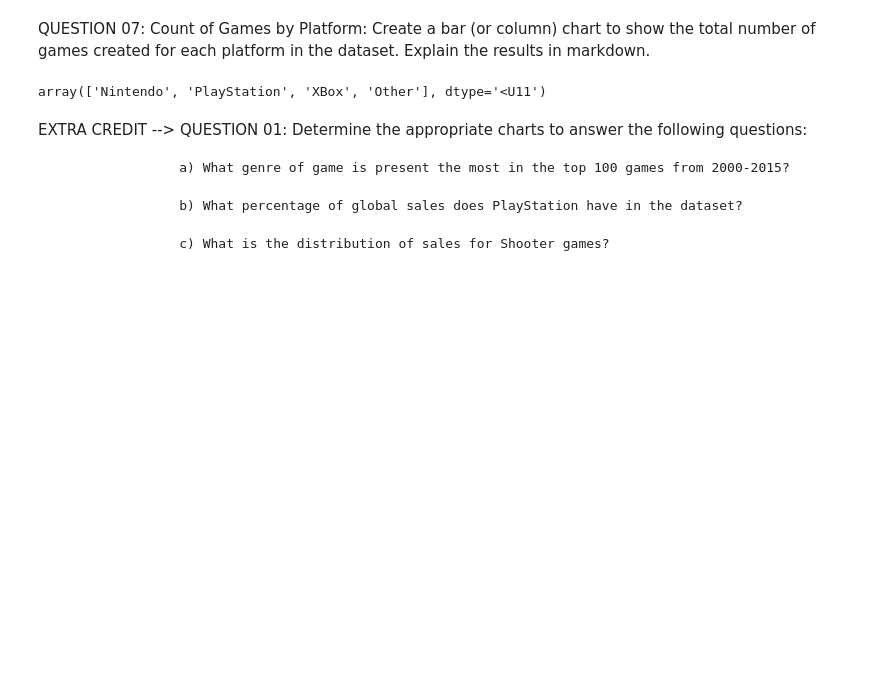
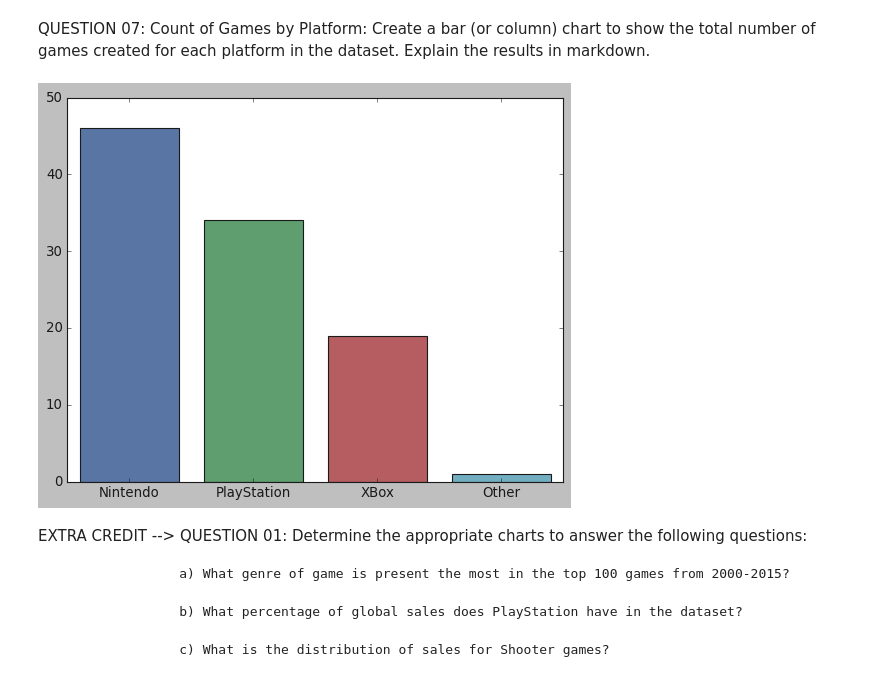
Before and after one commit to 3Grey6Jedi9/Data-Analysis-Project-06, a Jupyter notebook: Video Game Sales.ipynb, the cells around one changed output. Cells and saved outputs as stored; diff of their text form; code cells hidden in the pictures; blank space fills up the shorter version.

```diff
--- a/Video Game Sales.ipynb
+++ b/Video Game Sales.ipynb
@@ -286,14 +286,16 @@ QUESTION 07: Count of Games by Platform: Create a bar (or column) chart to show
 # %%
 nintendo = video_game[video_game['Platform']=='Nintendo']
 playstation = video_game[video_game['Platform']=='PlayStation']
 xbox = video_game[video_game['Platform']=='XBox']
 other = video_game[video_game['Platform']=='Other']
 
 platform_values = np.array([len(nintendo), len(playstation), len(xbox), len(other)])
 platform_labels = np.array(['Nintendo', 'PlayStation', 'XBox', 'Other'])
-platform_labels
+
+sns.barplot(x=platform_labels, y=platform_values)
+plt.show()
 # %% [output]
-array(['Nintendo', 'PlayStation', 'XBox', 'Other'], dtype='<U11')
+[figure, added]
 # %% [markdown]
 EXTRA CREDIT --> QUESTION 01: Determine the appropriate charts to answer the following questions:
 
```
